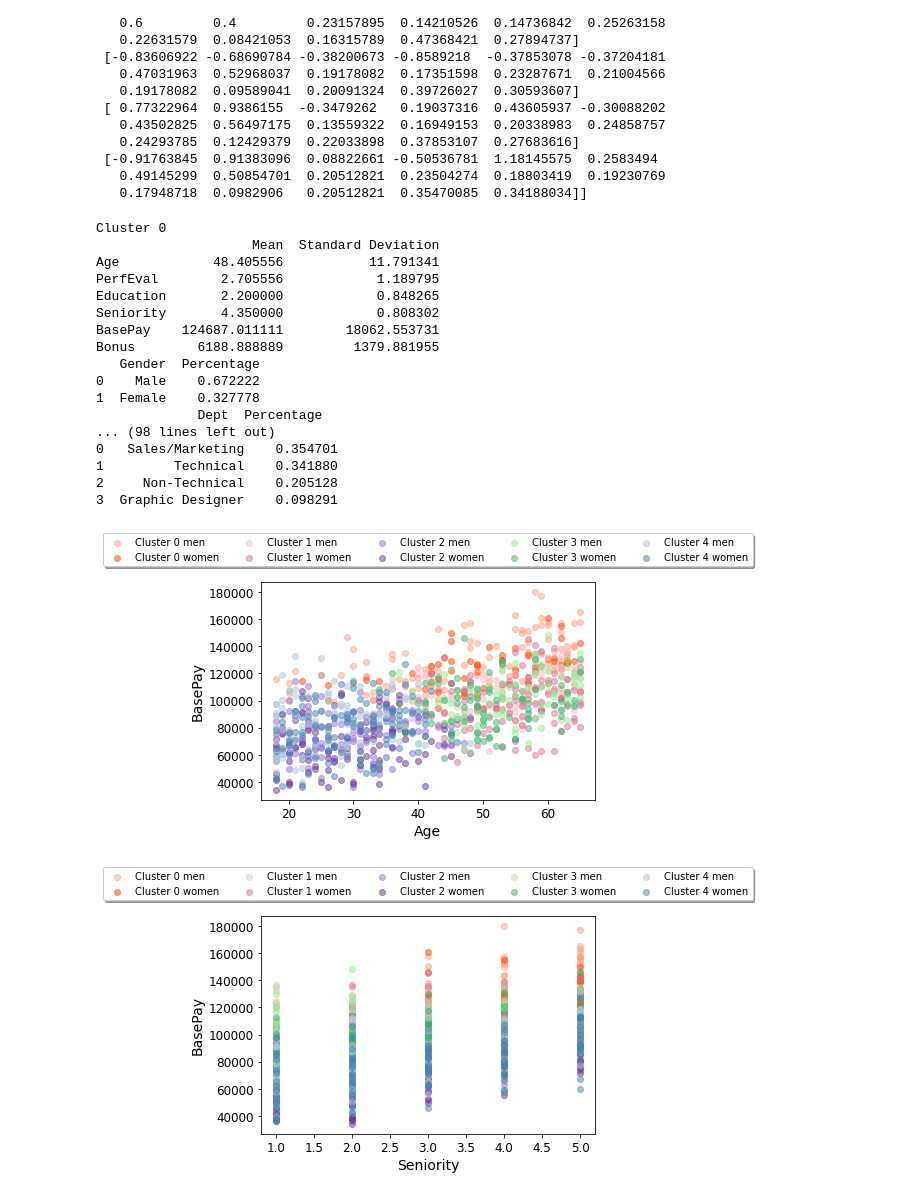
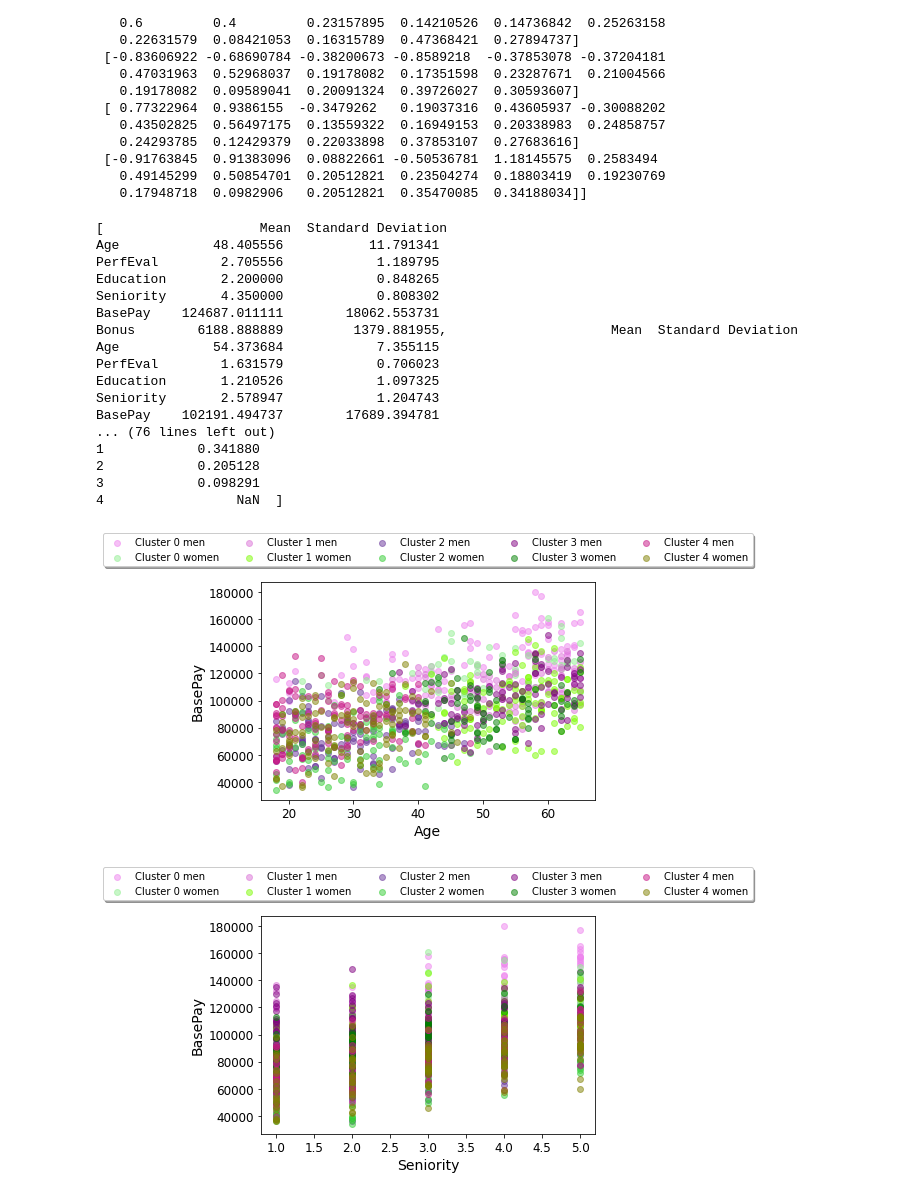
Before and after one commit to parulgo7/GHH22_EmployeeEmpowerment, a Jupyter notebook: GirlsHooCodeHackathonProject.ipynb, the cells around one changed output. Saved outputs shown, nothing was run; the diff lists cells and outputs as text; code cells hidden in the pictures.

Commit message:
Changed the colors of the data visualization. Split the clusters onto different graphs

```diff
--- a/GirlsHooCodeHackathonProject.ipynb
+++ b/GirlsHooCodeHackathonProject.ipynb
@@ -337,6 +334,9 @@ print(model.cluster_centers_)
 # %%
 means = []
 std_devs = []
+percent_female = []
+numeric_feature_stats = []
+cat_feature_stats = []
 
 for i in range(len(model.cluster_centers_)): # for each cluster that the model made
   indices = np.where(model.labels_ == i)[0]
@@ -348,63 +348,68 @@ for i in range(len(model.cluster_centers_)): # for each cluster that the model m
   means.append(cluster_feature_means)
   std_devs.append(cluster_feature_std_devs)
 
-  print("Cluster", i)
+  #print("Cluster", i)
   stats = { 'Mean': cluster_feature_means, 'Standard Deviation': cluster_feature_std_devs }
   stats = pd.DataFrame(stats)
-  print(stats)
+  #print(stats)
+  numeric_feature_stats.append(stats)
 
-  gender = raw_cluster_samples["Gender"].value_counts().rename_axis('Gender').reset_index(name='Percentage')
-  gender["Percentage"] = gender["Percentage"] / len(raw_cluster_samples)
-  dept = raw_cluster_samples["Dept"].value_counts().rename_axis('Dept').reset_index(name='Percentage')
-  dept["Percentage"] = dept["Percentage"] / len(raw_cluster_samples)
-  jobGroups = raw_cluster_samples["JobGroup"].value_counts().rename_axis('JobGroup').reset_index(name='Percentage')
-  jobGroups["Percentage"] = jobGroups["Percentage"] / len(raw_cluster_samples)
+  gender = raw_cluster_samples["Gender"].value_counts().rename_axis('Gender').reset_index(name='GenderPercentage')
+  gender["GenderPercentage"] = gender["GenderPercentage"] / len(raw_cluster_samples)
+  dept = raw_cluster_samples["Dept"].value_counts().rename_axis('Dept').reset_index(name='DeptPercentage')
+  dept["DeptPercentage"] = dept["DeptPercentage"] / len(raw_cluster_samples)
+  jobGroups = raw_cluster_samples["JobGroup"].value_counts().rename_axis('JobGroup').reset_index(name='JobGroupPercentage')
+  jobGroups["JobGroupPercentage"] = jobGroups["JobGroupPercentage"] / len(raw_cluster_samples)
   cat_stats = pd.concat([gender, dept, jobGroups], axis=1)
-  print(gender)
-  print(dept)
-  print(jobGroups, "\n")
+  cat_feature_stats.append(cat_stats)
+  #print(gender)
+  #print(dept)
+  #print(jobGroups, "\n")
+print(numeric_feature_stats)
+print(cat_feature_stats)
 # %% [output]
-Cluster 0
-                    Mean  Standard Deviation
+[                    Mean  Standard Deviation
 Age            48.405556           11.791341
 PerfEval        2.705556            1.189795
 Education       2.200000            0.848265
 Seniority       4.350000            0.808302
 BasePay    124687.011111        18062.553731
-Bonus        6188.888889         1379.881955
-   Gender  Percentage
-0    Male    0.672222
-1  Female    0.327778
-             Dept  Percentage
-... (98 lines left out)
-0   Sales/Marketing    0.354701
-1         Technical    0.341880
-2     Non-Technical    0.205128
-3  Graphic Designer    0.098291
+Bonus        6188.888889         1379.881955,                     Mean  Standard Deviation
+Age            54.373684            7.355115
+PerfEval        1.631579            0.706023
+Education       1.210526            1.097325
+Seniority       2.578947            1.204743
+BasePay    102191.494737        17689.394781
+... (76 lines left out)
+1            0.341880
+2            0.205128
+3            0.098291
+4                 NaN  ]
 # %%
-colors = ["OrangeRed", "LightSalmon", "PaleVioletRed", "LightPink", "RebeccaPurple", "MediumPurple", "MediumSeaGreen", "LightGreen", "SteelBlue", "LightSteelBlue"]
+#colors = ["OrangeRed", "LightSalmon", "PaleVioletRed", "LightPink", "RebeccaPurple", "MediumPurple", "MediumSeaGreen", "LightGreen", "SteelBlue", "LightSteelBlue"]
+colors = ["LightGreen", "Violet", "LawnGreen", "Orchid", "LimeGreen", "RebeccaPurple", "Green", "Purple", "Olive", "MediumVioletRed"]
 
 def graph_features(feature_1, feature_2):
   for i in range(len(model.cluster_centers_)): # for each cluster that the model made
     indices = np.where(model.labels_ == i)[0]
     raw_cluster_samples = gapdata.iloc[indices]
     cluster_samples = X_prepared[indices]
     women = raw_cluster_samples.loc[raw_cluster_samples['Gender'] == 'Female']
     men = raw_cluster_samples.loc[raw_cluster_samples['Gender'] == 'Male']
 
     plt.scatter(men[feature_1], men[feature_2], alpha=0.5, label=("Cluster "+str(i)+" men"), color=colors[i*2+1])
     plt.scatter(women[feature_1], women[feature_2], alpha=0.5, label=("Cluster "+str(i)+" women"), color=colors[i*2])
     plt.xlabel(feature_1)
     plt.ylabel(feature_2)
     plt.legend(loc='lower center', bbox_to_anchor=(0.5, 1.05), ncol=5, fancybox=True, shadow=True)
 
 graph_features("Age", "BasePay")
 # %% [output]
-[figure, old version]
+[figure, new version]
 # %%
 graph_features("Seniority", "BasePay")
 # %% [output]
-[figure, old version]
+[figure, new version]
 # %%
 graph_features("JobGroup", "BasePay")
 # %% [output]
```
Also changed, not shown: parts of 12 cells of this notebook.
